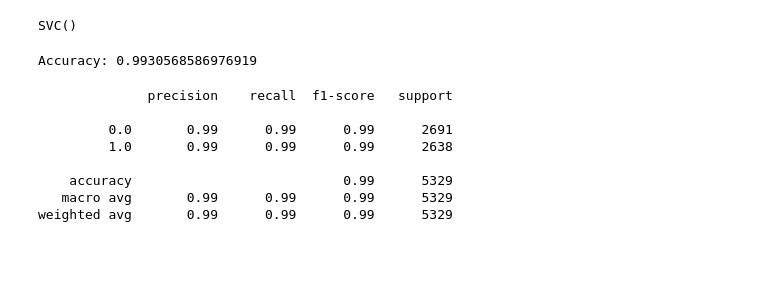
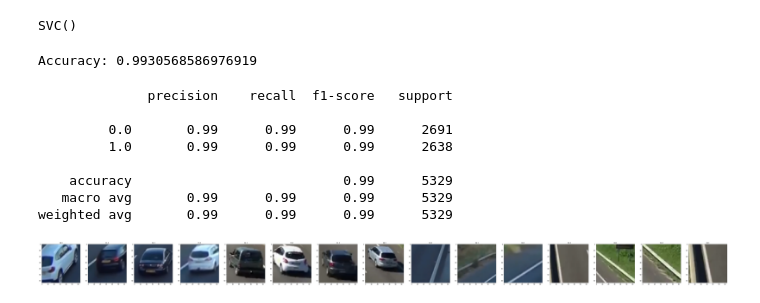
Before and after one commit to MohamedElhadidy0019/Vehicle_Detection, a Jupyter notebook: Car detection project.ipynb, the cells around one changed output. Saved outputs shown, nothing was run; the diff lists cells and outputs as text; code cells hidden in the pictures; blank space fills up the shorter version.

```diff
--- a/Car detection project.ipynb
+++ b/Car detection project.ipynb
@@ -59,14 +59,14 @@ def apply_brightness_augmentation(images, brightness_value):
     rightMin = brightness_value
     rightMax = 1
 
-    # Figure out how 'wide' each range is
-    leftSpan = leftMax - leftMin
-    rightSpan = rightMax - rightMin
+    # Get the width of both new range and old range
+    leftWidth = leftMax - leftMin
+    rightWidth = rightMax - rightMin
 
-    # Convert the left range into a 0-1 range (float)
-    valueScaled = (brighted_images - leftMin) / float(leftSpan)
+    # Normalize the old range to be between 0-1
+    scaledOldRange = (brighted_images - leftMin) / float(leftWidth)
 
-    # Convert the 0-1 range into a value in the right range.
-    brighted_images = rightMin + (valueScaled * rightSpan)
+    # Convert the normalized-shifted old range into a value in the new range.
+    brighted_images = rightMin + (scaledOldRange * rightWidth)
     return brighted_images
 # %%
@@ -245 +244,18 @@ filename = 'car_detect_model.sav'
 pickle.dump(clf, open(filename, 'wb'))
+# %%
+#predicting some image
+image_paths = ['car3.png', 'car4.png', 'car5.png', 'car6.png', 'car7.png', 'car8.png', 'car9.png', 'car10.png', 'no1.png', 'no2.png', 'no4.png', 'no5.png', 'no6.png', 'no9.png', 'no10.png']
+pred=[]
+images=[]
+
+for path in image_paths:
+    image = io.imread(path)
+    image_resized = resize(image, (64,64),anti_aliasing=True)
+    X_test = extract_hog([image_resized])
+    y_pred = clf.predict(X_test)
+    pred.append(str(y_pred))
+    images.append(image_resized)
+
+cf.show_images(images,pred)
+# %% [output]
+[figure, added]
```
Also changed, not shown: parts of 6 cells of this notebook.
